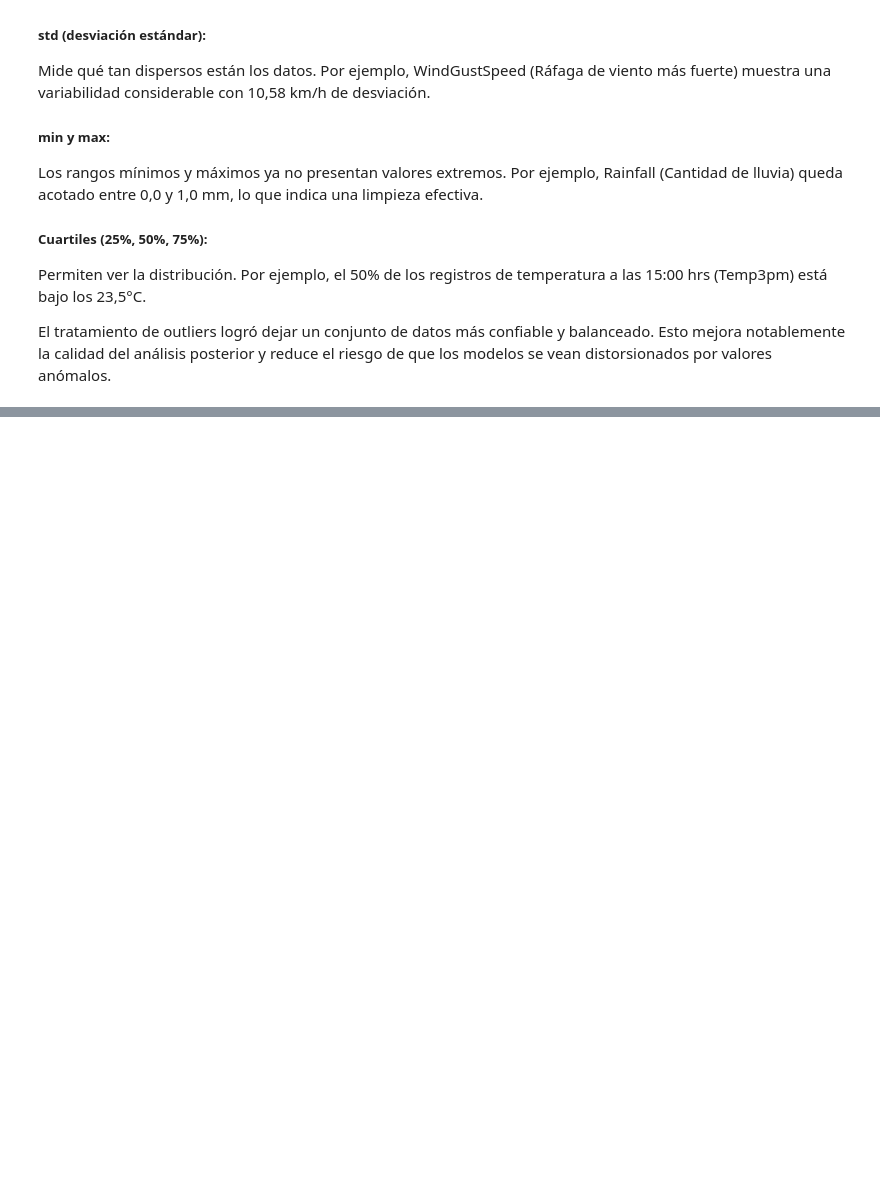
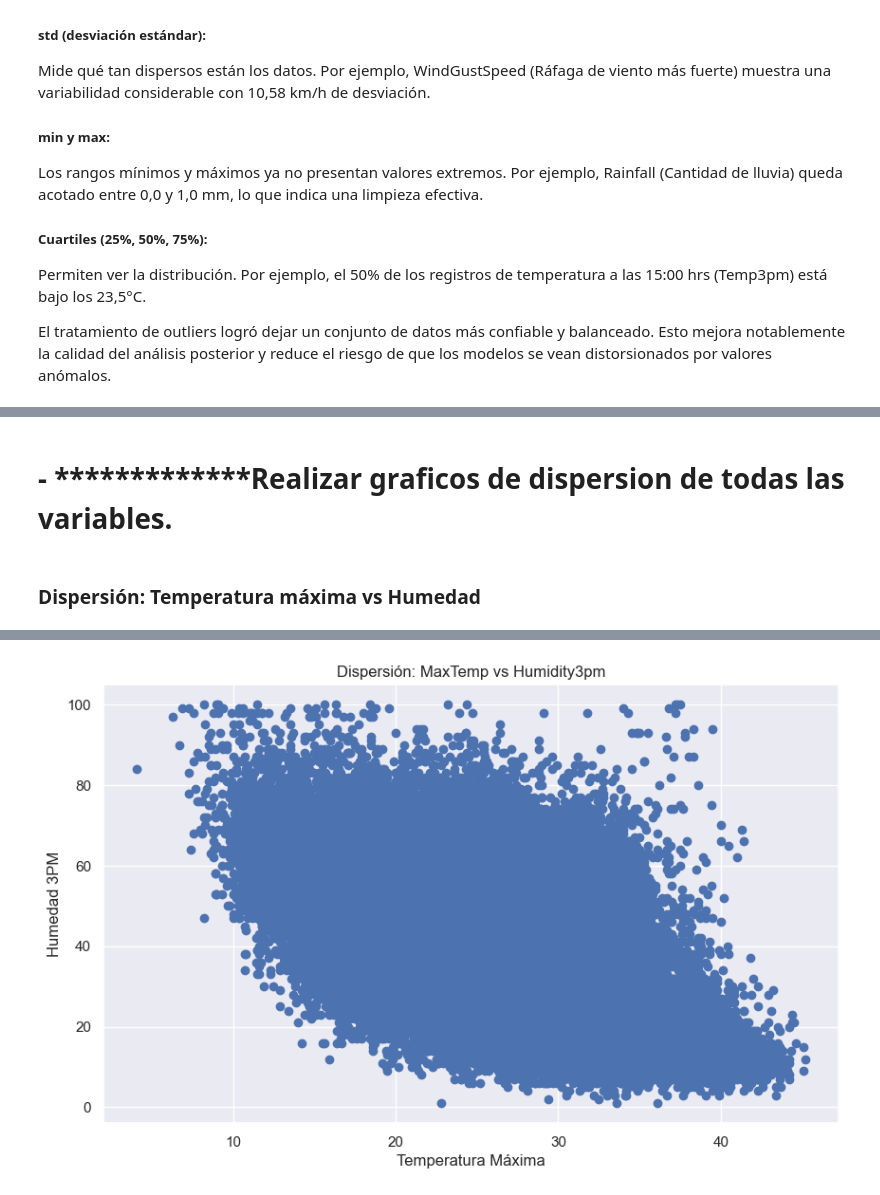
Before and after one commit to Manolowo/MineriadeDatos_Meteorologia, a Jupyter notebook: commonwealth/notebooks/02_data_understanding.ipynb, the cells around one changed output, grey strips where cells are left out. Saved outputs shown, nothing was run; the diff lists cells and outputs as text; code cells hidden in the pictures; blank space fills up the shorter version.

```diff
--- a/commonwealth/notebooks/02_data_understanding.ipynb
+++ b/commonwealth/notebooks/02_data_understanding.ipynb
@@ -442,0 +493,12 @@ El tratamiento de outliers logró dejar un conjunto de datos más confiable y ba
+# %% [markdown]
+# - *************Realizar graficos de dispersion de todas las variables.
+# %% [markdown]
+### Dispersión: Temperatura máxima vs Humedad
+# %%
+plt.figure(figsize=(10,6))
+plt.scatter(df['MaxTemp'], df['Humidity3pm'])
+plt.xlabel('Temperatura Máxima')
+plt.ylabel('Humedad 3PM')
+plt.title('Dispersión: MaxTemp vs Humidity3pm')
+plt.show()
+# %% [output]
@@ -442,0 +506 @@ El tratamiento de outliers logró dejar un conjunto de datos más confiable y ba
+[figure, added]
```
Also changed, not shown: parts of 9 cells of this notebook, 1 other file.
